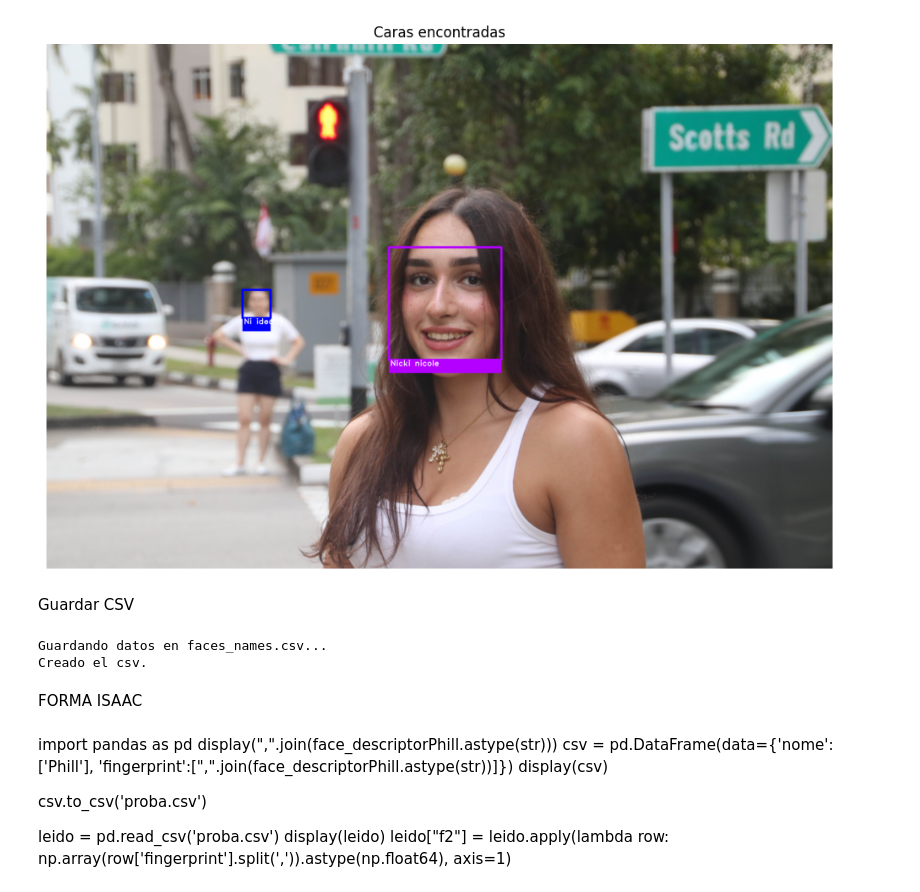
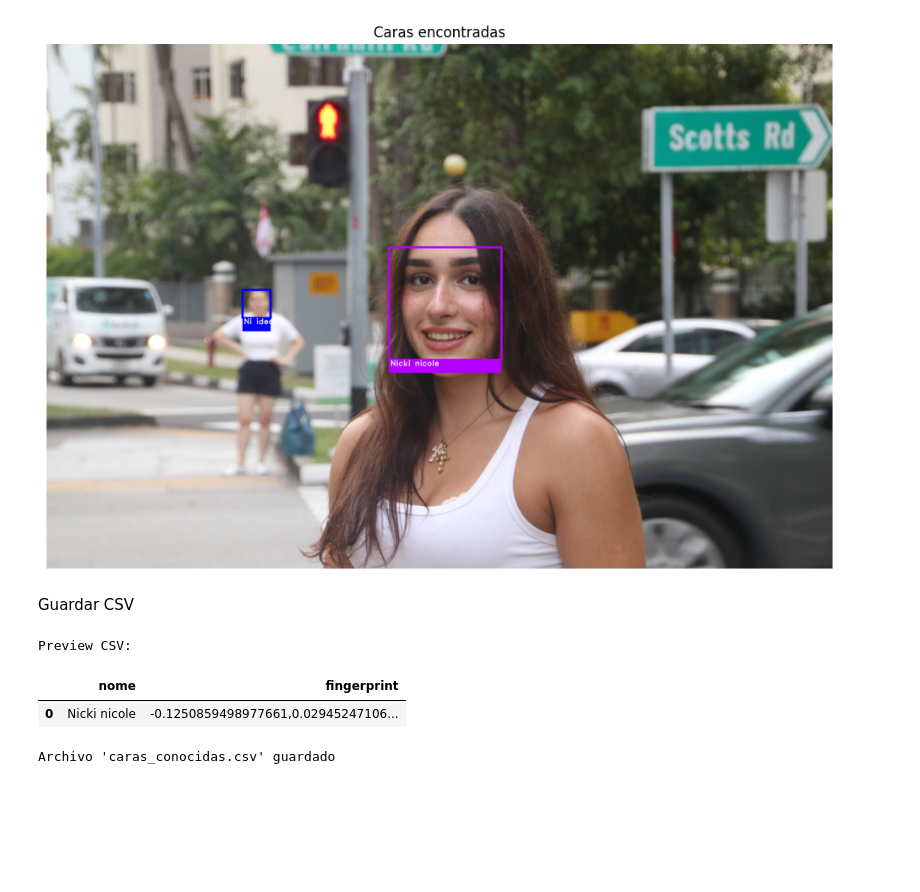
Before and after one commit to nickiiinicole/deteccion-caras-py, a Jupyter notebook: src/bol/detector_dlib.ipynb, the cells around one changed output. Cells and saved outputs as stored; diff of their text form; code cells hidden in the pictures; blank space fills up the shorter version.

```diff
--- a/src/bol/detector_dlib.ipynb
+++ b/src/bol/detector_dlib.ipynb
@@ -138,31 +139,32 @@ plt.show()
 Guardar CSV
 # %%
 
-face_descriptor_list = list(face_descriptor)
-nombre_archivo = "faces_names.csv"
+nombres_col = []
+fingerprints_col = []
+
+#  [(array, "Nicki nicole")]
+for face_descriptor, name in known_face_encodings:
+
+    nombres_col.append(name)
+
+    # B) convertimos el array a string y despues le vamos concantenando por coma los valores de alrray
+    vector_como_texto = ",".join(face_descriptor.astype(str))
+
+    fingerprints_col.append(vector_como_texto)
 
 
-print(f"Guardando datos en {nombre_archivo}...")
+df_caras = pd.DataFrame(data={
+    'nome': nombres_col,
+    'fingerprint': fingerprints_col
+})
 
-with open(nombre_archivo, mode='w', newline='') as fichero:
+print("Preview CSV:")
+display(df_caras)
 
-    writer = csv.writer(fichero)
-    writer.writerow(['Nicki nicole']+face_descriptor_list)
-
-print("Creado el csv.")
+df_caras.to_csv('caras_conocidas.csv', index=False)
+print("Archivo 'caras_conocidas.csv' guardado")
 # %% [output]
-Guardando datos en faces_names.csv...
-Creado el csv.
+Preview CSV:
+|  | nome | fingerprint |
+| 0 | Nicki nicole | -0.1250859498977661,0.02945247106... |
+Archivo 'caras_conocidas.csv' guardado
-# %% [markdown]
-FORMA ISAAC
-# %% [markdown]
-import pandas as pd
-display(",".join(face_descriptorPhill.astype(str)))
-csv = pd.DataFrame(data={'nome':['Phill'], 'fingerprint':[",".join(face_descriptorPhill.astype(str))]})
-display(csv)
-
-csv.to_csv('proba.csv')
-
-leido = pd.read_csv('proba.csv')
-display(leido)
-leido["f2"] = leido.apply(lambda row: np.array(row['fingerprint'].split(',')).astype(np.float64), axis=1)
```
Also changed, not shown: parts of 1 cell of this notebook, 12 other files.
